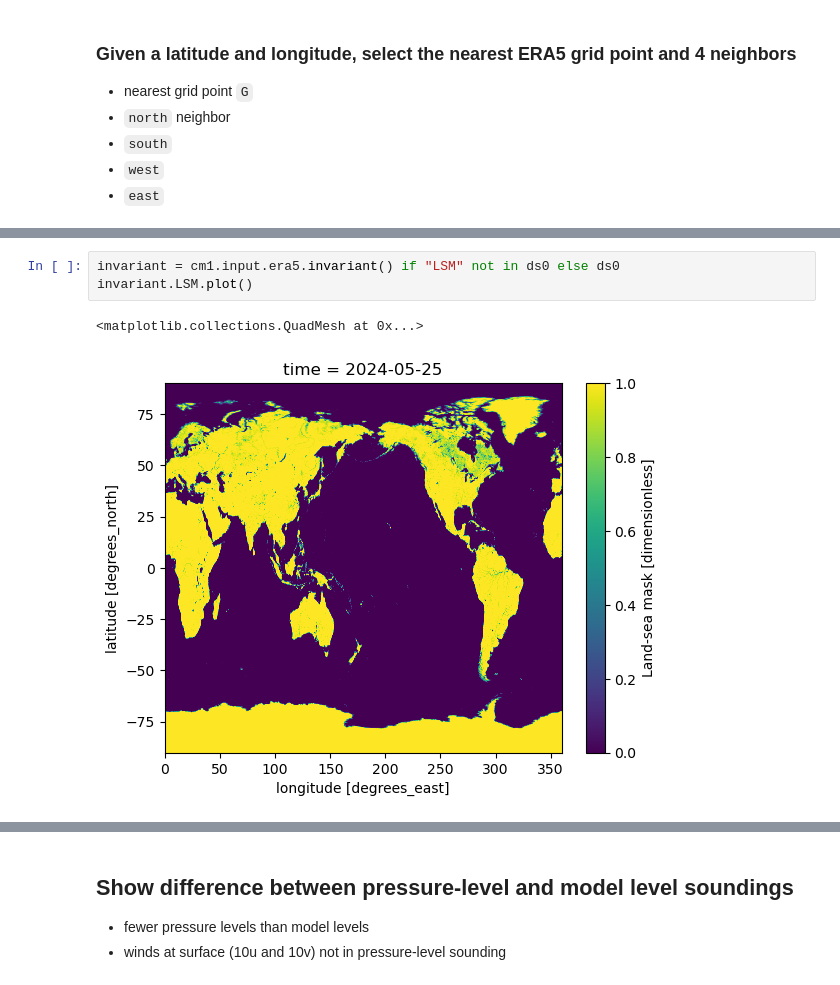
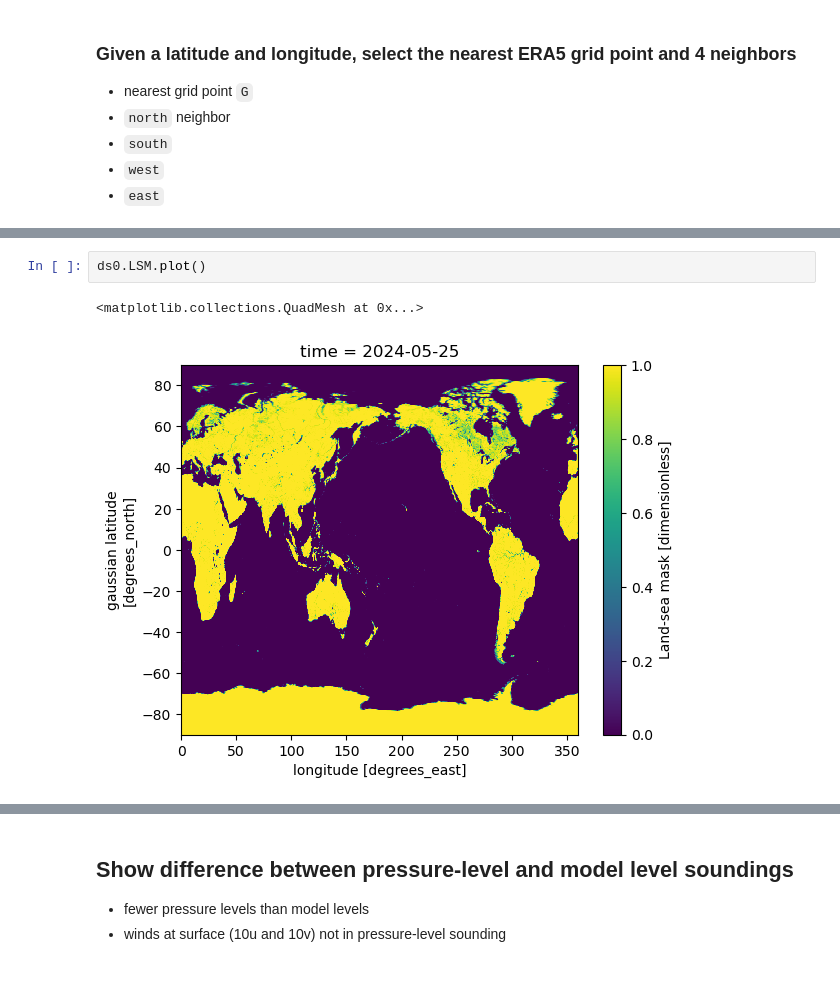
Before and after one commit to ahijevyc/cm1, a Jupyter notebook: cm1/input_sounding_era5.ipynb, the cells around one changed output, grey strips where cells are left out. Saved outputs shown, nothing was run; the diff lists cells and outputs as text.

```diff
--- a/cm1/input_sounding_era5.ipynb
+++ b/cm1/input_sounding_era5.ipynb
@@ -212,9 +242,8 @@ Data variables: (12/16)
 # %%
-invariant = cm1.input.era5.invariant() if "LSM" not in ds0 else ds0
-invariant.LSM.plot()
+ds0.LSM.plot()
 # %% [output]
 <matplotlib.collections.QuadMesh at 0x...>
-[figure, old version]
+[figure, new version]
 # %%
 from io import StringIO
 
```
Also changed, not shown: parts of 13 cells of this notebook, 3 other files.
